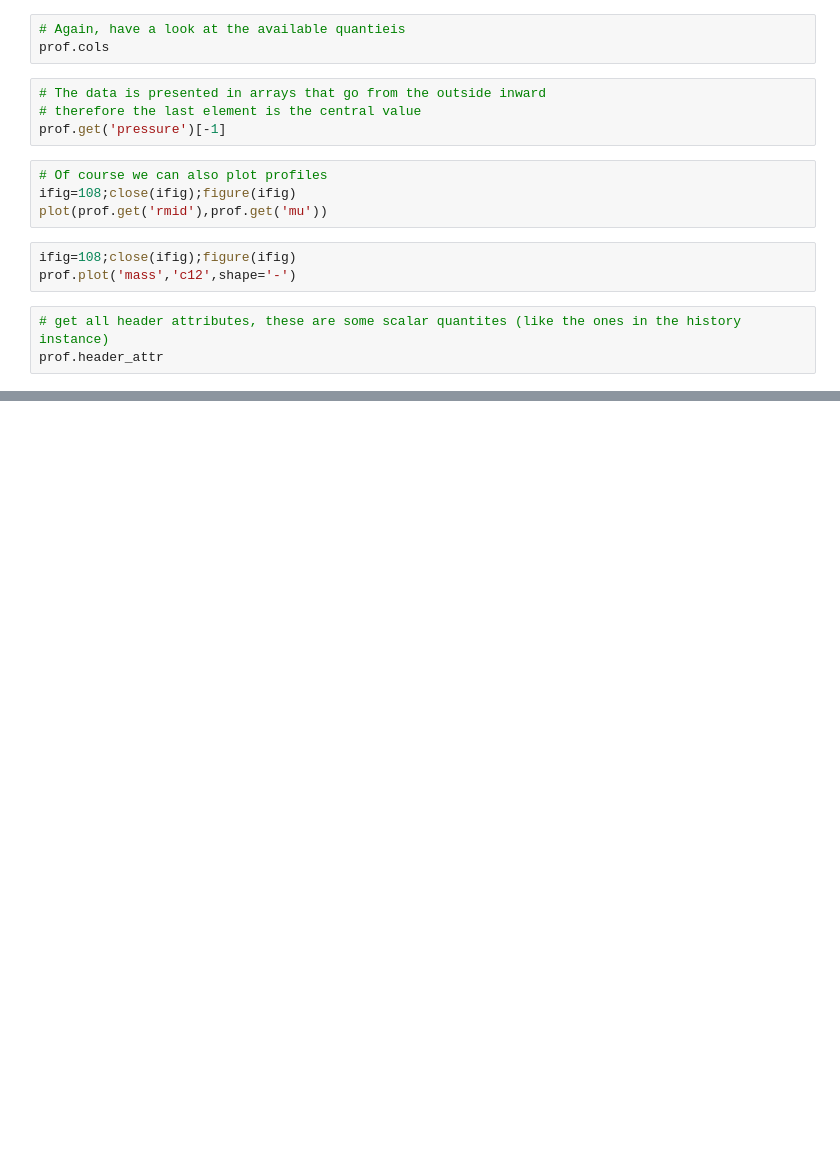
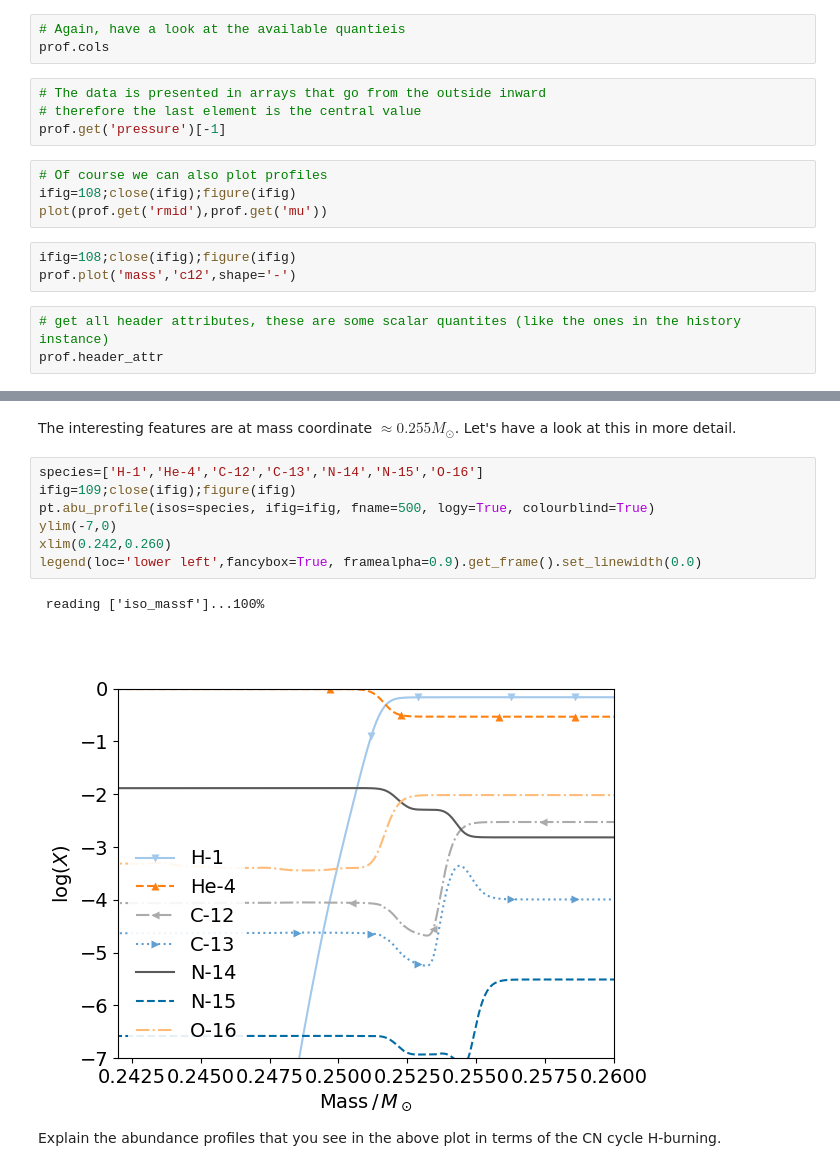
Before and after one commit to fherwig/ASTR404_24, a Jupyter notebook: Notebooks_Movies/Star_explore_MESA.ipynb, the cells around one changed output, grey strips where cells are left out. Saved outputs shown, nothing was run; the diff lists cells and outputs as text; blank space fills up the shorter version.

```diff
--- a/Notebooks_Movies/Star_explore_MESA.ipynb
+++ b/Notebooks_Movies/Star_explore_MESA.ipynb
@@ -99,0 +179,14 @@ prof.header_attr
+# %% [markdown]
+The interesting features are at mass coordinate $\approx 0.255 M_{\odot}$. Let's have a look at this in more detail.
+# %%
+species=['H-1','He-4','C-12','C-13','N-14','N-15','O-16']
+ifig=109;close(ifig);figure(ifig)
+pt.abu_profile(isos=species, ifig=ifig, fname=500, logy=True, colourblind=True)
+ylim(-7,0)
+xlim(0.242,0.260)
+legend(loc='lower left',fancybox=True, framealpha=0.9).get_frame().set_linewidth(0.0)
+# %% [output]
+ reading ['iso_massf']...100%
+[figure, added]
+# %% [markdown]
+Explain the abundance profiles that you see in the above plot in terms of the CN cycle H-burning.
```
Also changed, not shown: parts of 8 cells of this notebook, 2 other files.
